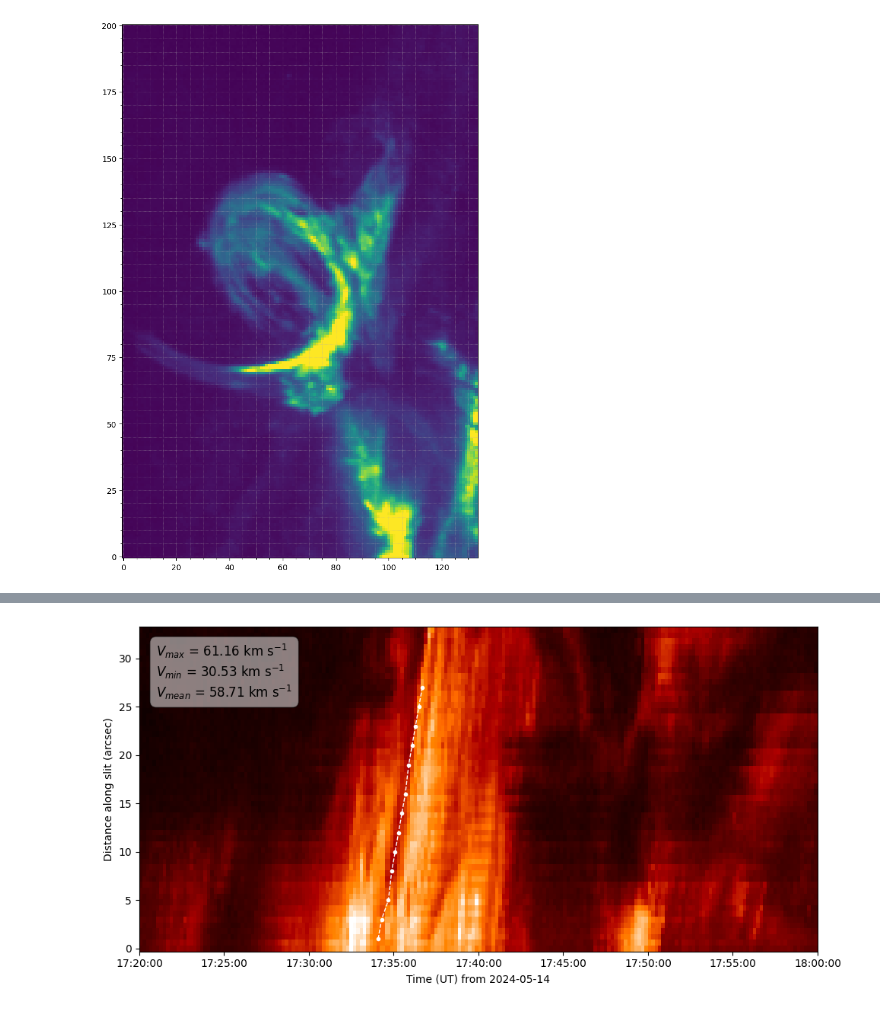
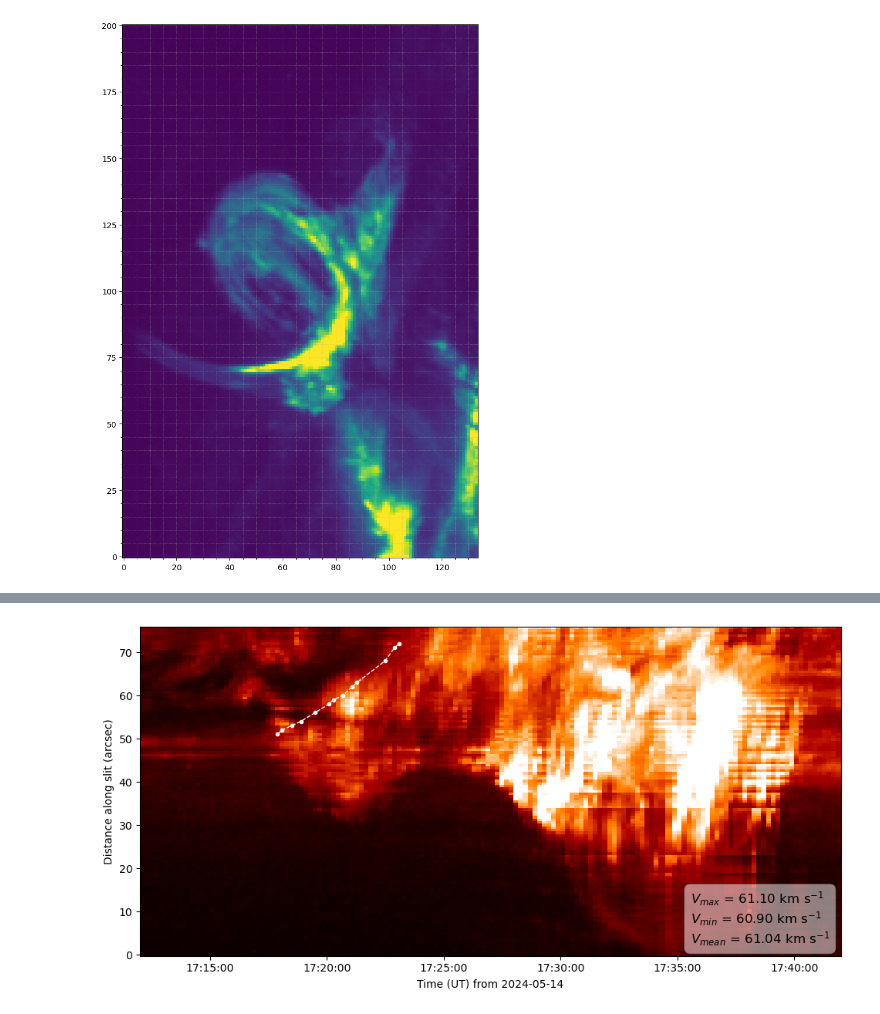
Before and after one commit to MohamedNedal/dias_work, a Jupyter notebook: jplot_tornado.ipynb, the cells around one changed output, grey strips where cells are left out. Saved outputs shown, nothing was run; the diff lists cells and outputs as text; code cells hidden in the pictures.

Commit message:
analyze the segments speeds

```diff
--- a/jplot_tornado.ipynb
+++ b/jplot_tornado.ipynb
@@ -1360,7 +1166,7 @@ with tqdm(total=len(map_objects), desc='Stack intensities ...') as pbar:
         # convert the submap to an array
         subimage = m_submap.data.astype(np.float64)
         # extract the curved slit coords in pixels
-        _, x_coords, y_coords = extract_bezier_values(subimage, x1, y1, x2, y2, control1, control2)
+        _, x_coords, y_coords = myfuncs.extract_bezier_values(subimage, x1, y1, x2, y2, [control1, control2], n=3)
         # convert pixel coordinates to world coordinates
         slit = m_submap.pixel_to_world(x_coords * u.pixel, y_coords * u.pixel)
         # extract and stack intensity along the slit
@@ -1409,0 +1216,21 @@ plt.show()
+# %%
+x1 = 85
+x2 = 115
+y1 = 50
+y2 = distance[-1]
+control1 = [105, 60]
+
+fig, ax = plt.subplots(figsize=[10,5])
+ax.pcolormesh(np.arange(concatenated_array.shape[1]),
+              distance,
+              concatenated_array,
+              norm=ImageNormalize(vmin=0, vmax=400, stretch=AsinhStretch()),
+              cmap=sdoaia304
+             )
+_, x_coords, y_coords = myfuncs.extract_bezier_values(concatenated_array, x1, y1, x2, y2, [control1], n=2)
+ax.plot(x_coords, y_coords, 'wo--', linewidth=1, markersize=3)
+
+ax.set_ylabel('Distance along slit (arcsec)')
+ax.set_xlim(left=50, right=250)
+fig.tight_layout()
+plt.show()
@@ -1485,42 +1337,32 @@ avg_speed = np.nanmean(df['speed_km_s'])
 # %%
 fig, ax = plt.subplots(figsize=[10,5])
 ax.pcolormesh(time_array,
               distance,
               concatenated_array,
               norm=ImageNormalize(vmin=0, vmax=400, stretch=AsinhStretch()),
               cmap=sdoaia304
              )
 ax.plot(df['time'], df['distance'], 'wo--', linewidth=1, markersize=3)
-        # label=rf'$V_{{max}}$ = {max_speed:.2f} km s$^{{-1}}$\n$V_{{min}}$ = {min_speed:.2f} km s$^{{-1}}$\n$V_{{mean}}$ = {avg_speed:.2f} km s$^{{-1}}$')
 
-# Make a multi-line string with max, min, and mean speeds
-# textstr = (rf'$V_{{max}} = {max_speed:.2f}\ \mathrm{{km\ s^{{-1}}}}$' + '\n'
-#            rf'$V_{{min}} = {min_speed:.2f}\ \mathrm{{km\ s^{{-1}}}}$' + '\n'
-#            rf'$V_{{mean}} = {avg_speed:.2f}\ \mathrm{{km\ s^{{-1}}}}$')
-
-# OR ...
 textstr = (rf'$V_{{max}}$ = {max_speed:.2f} km s$^{{-1}}$' + '\n'
            rf'$V_{{min}}$ = {min_speed:.2f} km s$^{{-1}}$' + '\n'
            rf'$V_{{mean}}$ = {avg_speed:.2f} km s$^{{-1}}$')
 
 # Add the text to the plot using ax.text() at the desired location (x, y)
 # loop 1: 0.025, 0.95
 # loop 2: 0.77, 0.95
-ax.text(0.025, 0.95, textstr, transform=ax.transAxes, fontsize=12,
+ax.text(0.785, 0.2, textstr, transform=ax.transAxes, fontsize=12,
         verticalalignment='top', bbox=dict(boxstyle='round,pad=0.5', facecolor='white', alpha=0.5))
 
 # ax.legend(loc='upper left')
 ax.set_ylabel('Distance along slit (arcsec)')
 ax.set_xlabel(f"Time (UT) from {time_array[0].strftime('%Y-%m-%d')}")
 ax.xaxis.set_major_formatter(mdates.DateFormatter('%H:%M:%S'))
 
-# ax.set_xlim(left=pd.Timestamp('2024-05-14 17:05:00'),
-#            right=pd.Timestamp('2024-05-14 18:00:00'))
-
-ax.set_xlim(left=pd.Timestamp('2024-05-14 17:20:00'),
-           right=pd.Timestamp('2024-05-14 18:00:00'))
+ax.set_xlim(left=pd.Timestamp('2024-05-14 17:12:00'),
+           right=pd.Timestamp('2024-05-14 17:42:00'))
 
 fig.tight_layout()
 plt.show()
 # %% [output]
-[figure, old version]
+[figure, new version]
```
Also changed, not shown: parts of 80 cells of this notebook.
